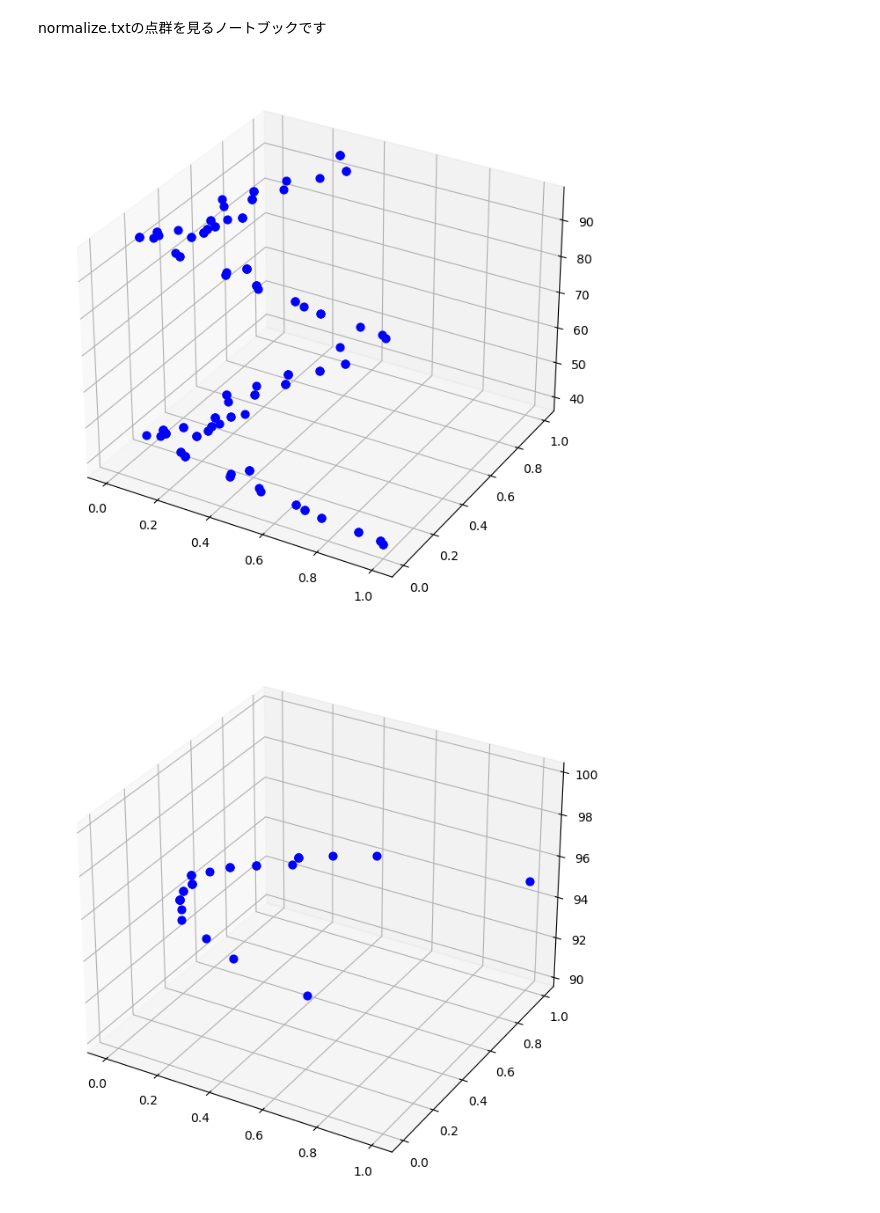
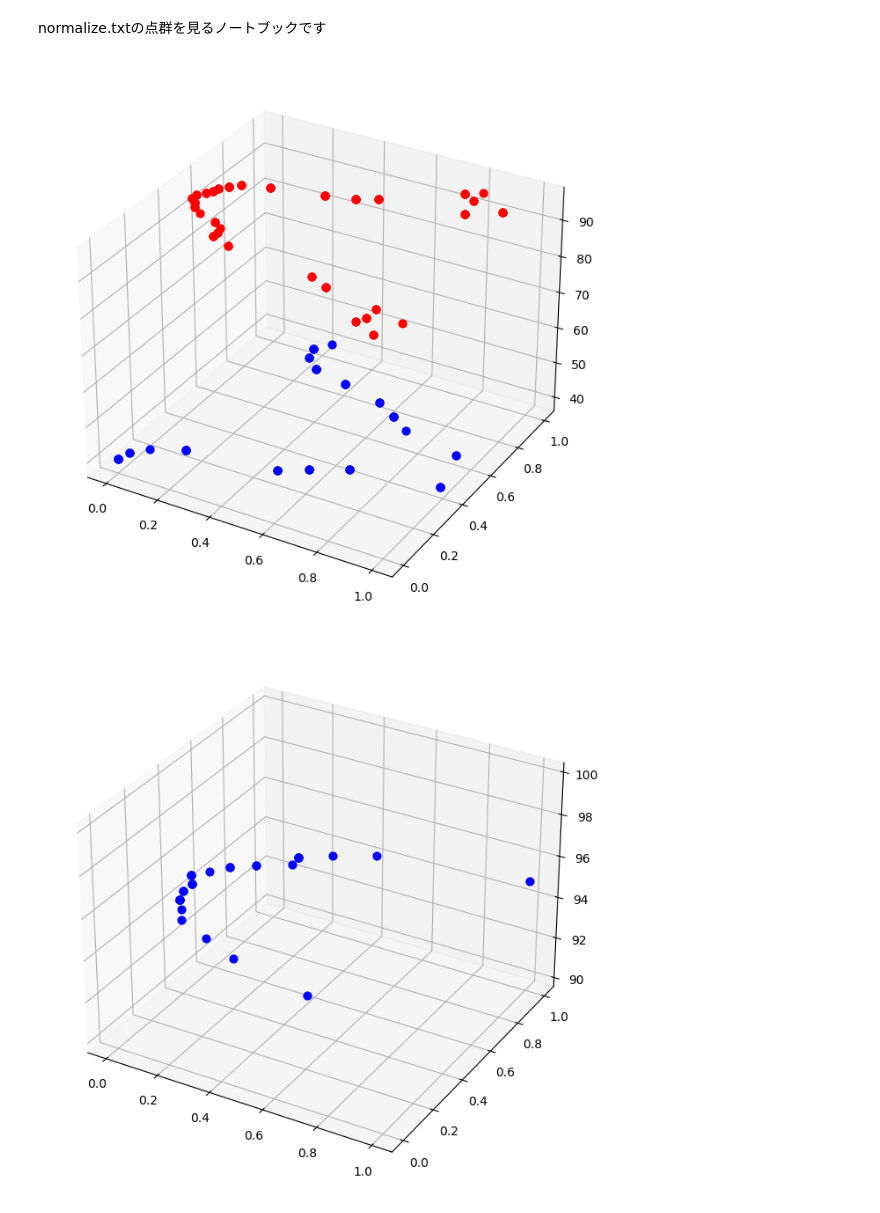
Before and after one commit to kiyotchitala/ipynb_pointnet, a Jupyter notebook: confilm.ipynb, the cells around one changed output. Drawn from its saved outputs; the diff is of its cells as text; code cells hidden in the pictures.

```diff
--- a/confilm.ipynb
+++ b/confilm.ipynb
@@ -3,27 +3,30 @@ normalize.txtの点群を見るノートブックです
 # %%
 import glob
 import random
 import numpy as np
 import matplotlib.pyplot as plt
 from mpl_toolkits.mplot3d import Axes3D
 
-files = glob.glob('./normalize_txt/40_95/train_wall/*')
+files = glob.glob('./normalize_txt/40_95/train_human/*')
 if len(files) == 0:
     print("No data available")
 else:
     randnum = random.randint(0,len(files))
     with open(files[randnum],'r') as f:
         datas = f.read().split('\n')
 
 fig = plt.figure(figsize = (8, 8))
 ax = fig.add_subplot(111, projection='3d')
 for data in datas:
     if not data == '':
         d_s = data.split(' ')
-        ax.scatter(float(d_s[0]),float(d_s[1]),float(d_s[2]),s=40,c='blue')
+        if float(d_s[2]) == 95:
+            ax.scatter(float(d_s[0]),float(d_s[1]),float(d_s[2]),s=40,c='red')
+        else:
+            ax.scatter(float(d_s[0]),float(d_s[1]),float(d_s[2]),s=40,c='blue')
 plt.show()
 # %% [output]
-[figure, old version]
+[figure, new version]
 # %%
 import glob
 import random
```
Also changed, not shown: 1 other file.
